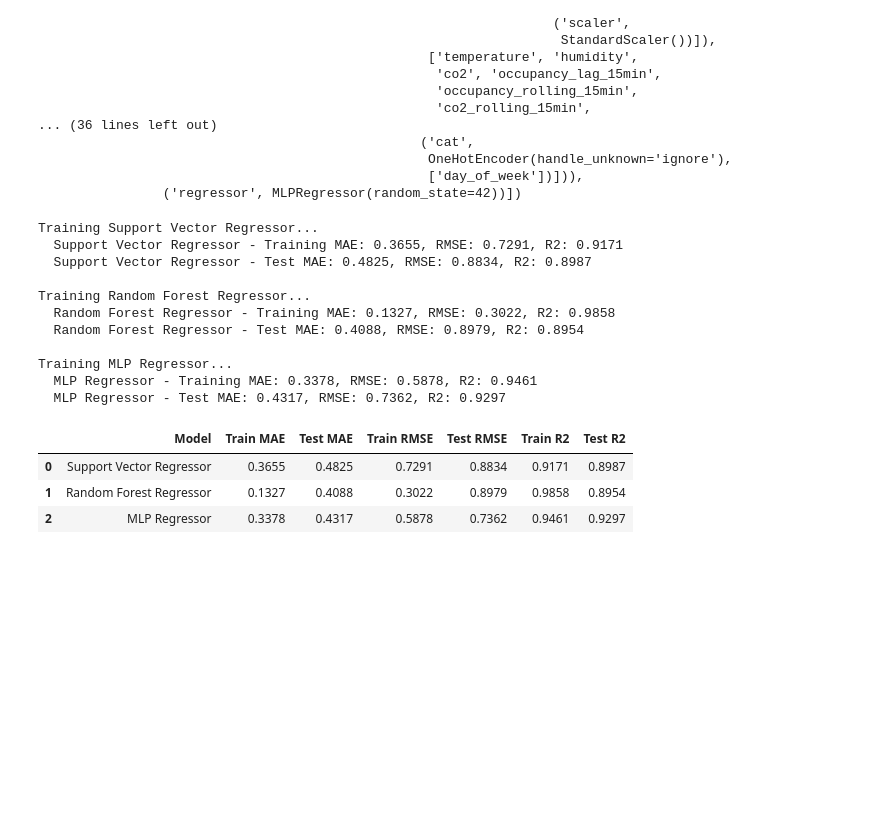
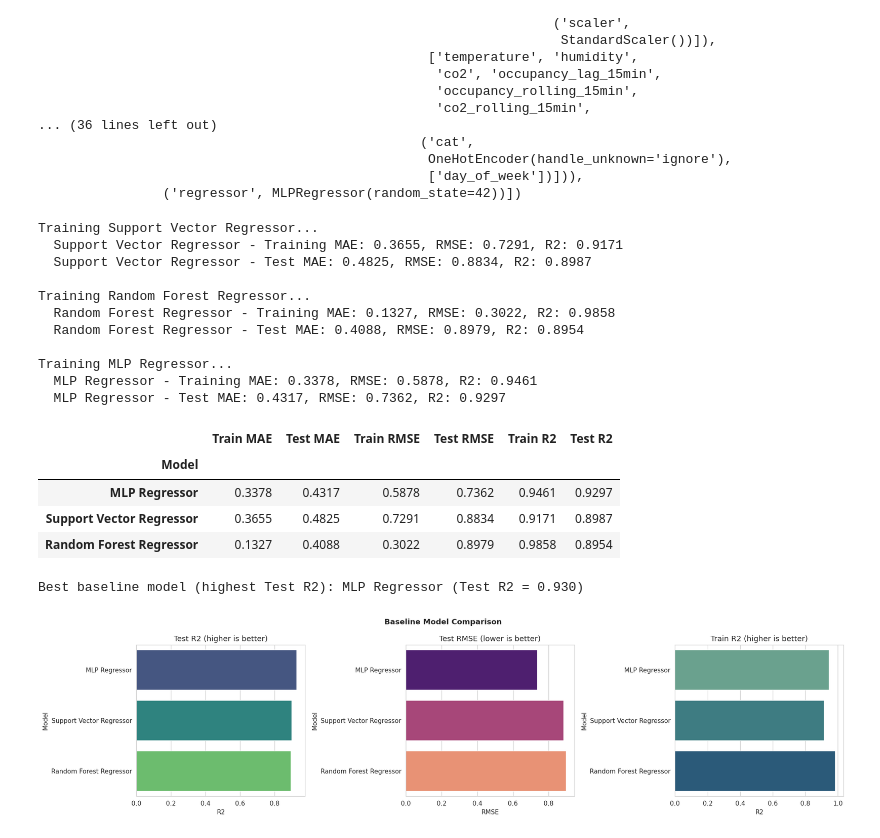
Before and after one commit to MIL-Project2/DR-DT, a Jupyter notebook: Occupancy_Prediction_Ver1_1.ipynb, the cells around one changed output. Saved outputs shown, nothing was run; the diff lists cells and outputs as text; code cells hidden in the pictures; blank space fills up the shorter version.

```diff
--- a/Occupancy_Prediction_Ver1_1.ipynb
+++ b/Occupancy_Prediction_Ver1_1.ipynb
@@ -487,8 +487,6 @@ Baseline models initialized:
                                                   ['day_of_week'])])),
                 ('regressor', MLPRegressor(random_state=42))])
 # %%
-# (c) Baseline model comparison
-
 results = []
 
 for name, model in baseline_models.items():
@@ -507,34 +505,57 @@ for name, model in baseline_models.items():
     train_r2 = r2_score(y_train, y_train_pred)
     test_r2 = r2_score(y_test, y_test_pred)
 
     print(f"  {name} - Training MAE: {train_mae:.4f}, RMSE: {train_rmse:.4f}, R2: {train_r2:.4f}")
     print(f"  {name} - Test MAE: {test_mae:.4f}, RMSE: {test_rmse:.4f}, R2: {test_r2:.4f}")
 
     results.append({
         'Model': name,
         'Train MAE': train_mae,
         'Test MAE': test_mae,
         'Train RMSE': train_rmse,
         'Test RMSE': test_rmse,
         'Train R2': train_r2,
         'Test R2': test_r2
     })
 
 results_df = pd.DataFrame(results)
+# Sort by Test R2 for consistent plotting and best model identification
+results_df = results_df.sort_values(by='Test R2', ascending=False).set_index('Model')
 display(results_df.round(4))
+
+best_baseline = results_df.index[0]
+print(f"\nBest baseline model (highest Test R2): {best_baseline} "
+      f"(Test R2 = {results_df.loc[best_baseline, 'Test R2']:.3f})")
+
+order = results_df.index
+fig, axes = plt.subplots(1, 3, figsize=(18, 4.6))
+sns.barplot(x=results_df['Test R2'], y=order, ax=axes[0], hue=order,
+            palette='viridis', legend=False)
+axes[0].set_title('Test R2 (higher is better)'); axes[0].set_xlabel('R2')
+sns.barplot(x=results_df['Test RMSE'], y=order, ax=axes[1], hue=order,
+            palette='magma', legend=False)
+axes[1].set_title('Test RMSE (lower is better)'); axes[1].set_xlabel('RMSE')
+sns.barplot(x=results_df['Train R2'], y=order, ax=axes[2], hue=order,
+            palette='crest', legend=False)
+axes[2].set_title('Train R2 (higher is better)'); axes[2].set_xlabel('R2')
+plt.suptitle('Baseline Model Comparison', fontweight='bold')
+plt.tight_layout(); plt.show()
 # %% [output]
 Training Support Vector Regressor...
   Support Vector Regressor - Training MAE: 0.3655, RMSE: 0.7291, R2: 0.9171
   Support Vector Regressor - Test MAE: 0.4825, RMSE: 0.8834, R2: 0.8987
 
 Training Random Forest Regressor...
   Random Forest Regressor - Training MAE: 0.1327, RMSE: 0.3022, R2: 0.9858
   Random Forest Regressor - Test MAE: 0.4088, RMSE: 0.8979, R2: 0.8954
 
 Training MLP Regressor...
   MLP Regressor - Training MAE: 0.3378, RMSE: 0.5878, R2: 0.9461
   MLP Regressor - Test MAE: 0.4317, RMSE: 0.7362, R2: 0.9297
-|  | Model | Train MAE | Test MAE | Train RMSE | Test RMSE | Train R2 | Test R2 |
-| 0 | Support Vector Regressor | 0.3655 | 0.4825 | 0.7291 | 0.8834 | 0.9171 | 0.8987 |
-| 1 | Random Forest Regressor | 0.1327 | 0.4088 | 0.3022 | 0.8979 | 0.9858 | 0.8954 |
-| 2 | MLP Regressor | 0.3378 | 0.4317 | 0.5878 | 0.7362 | 0.9461 | 0.9297 |
+|  | Train MAE | Test MAE | Train RMSE | Test RMSE | Train R2 | Test R2 |
+| Model |  |  |  |  |  |  |
+| MLP Regressor | 0.3378 | 0.4317 | 0.5878 | 0.7362 | 0.9461 | 0.9297 |
+| Support Vector Regressor | 0.3655 | 0.4825 | 0.7291 | 0.8834 | 0.9171 | 0.8987 |
+| Random Forest Regressor | 0.1327 | 0.4088 | 0.3022 | 0.8979 | 0.9858 | 0.8954 |
+Best baseline model (highest Test R2): MLP Regressor (Test R2 = 0.930)
+[figure, added]
```
Also changed, not shown: parts of 1 cell of this notebook.
